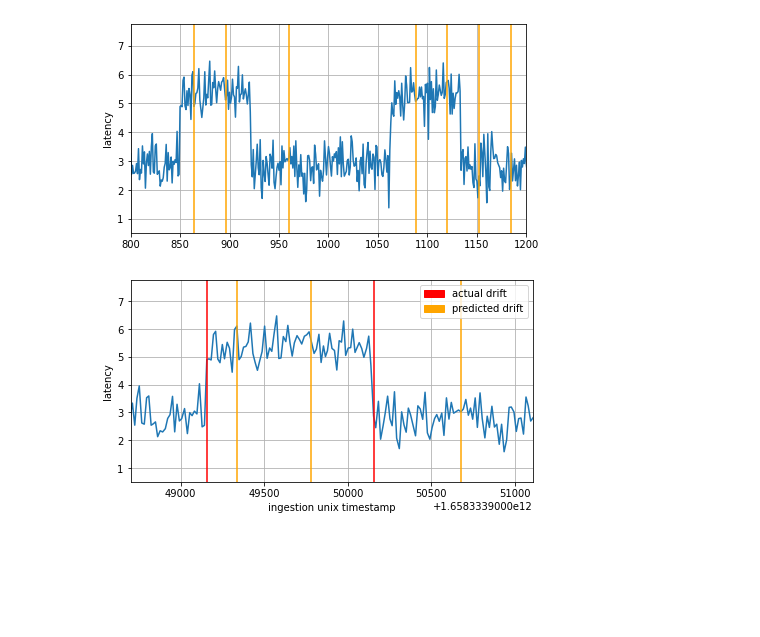
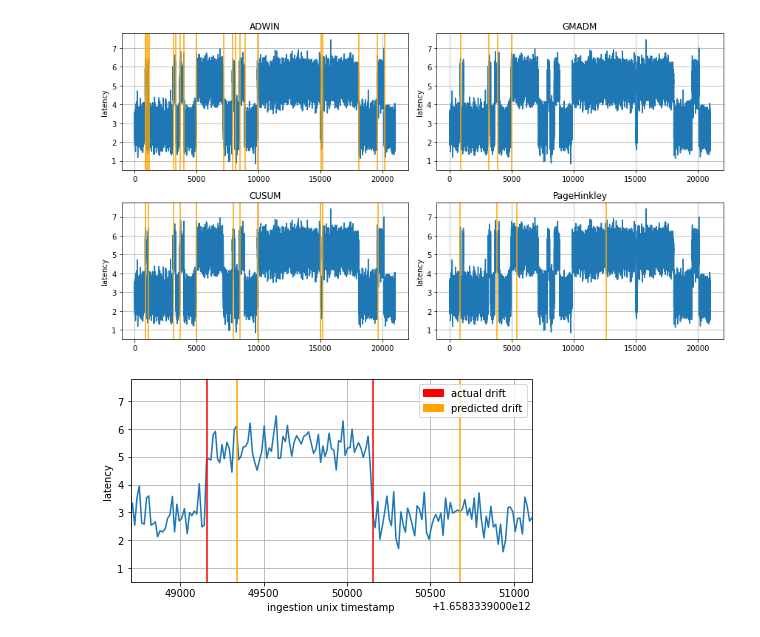
Before and after one commit to muzaffersenkal/concept-drift-streaming-context, a Jupyter notebook: Evaluate.ipynb, the cells around one changed output. Saved outputs shown, nothing was run; the diff lists cells and outputs as text; code cells hidden in the pictures; blank space fills up the shorter version.

```diff
--- a/Evaluate.ipynb
+++ b/Evaluate.ipynb
@@ -33,12 +33,14 @@ df = pd.read_csv("conceptdrift/Data/data_drift_20.csv",names={'ingestion': pd.Se
                    'latency': pd.Series(dtype='float'),
                    'drift': pd.Series(dtype='int')})
 # %%
-def isAllowed(driftTime, detectTime, threshold):
+def calc_metric(driftTime, detectTime, threshold, false_alarm_threshold=5):
 
     tsDrift = datetime.datetime.fromtimestamp(int(driftTime)/1000)
     tsDetect = datetime.datetime.fromtimestamp(int(detectTime)/1000)
     diff = tsDetect - tsDrift
     diff = diff.total_seconds()
     if diff > 0 and diff <= threshold:
-        return True
-    return False
+        return "TP"
+    elif diff > 0 and diff> threshold and diff<false_alarm_threshold:
+        return "FN"
+    return "FP"
@@ -70,9 +101,13 @@ def evaluate(threshold, df_p):
 # %%
 files = ["result_sudden_ADWIN.csv","result_sudden_GMADM.csv", "result_sudden_CUSUM.csv", "result_sudden_PageHinkley.csv"]
 # %%
-thresholds = [0.75, 1.25, 1.75]
+thresholds = [0.50,0.75, 1.25, 1.75]
 df_result = pd.DataFrame({'algorithm': pd.Series(dtype='str'),'threshold': pd.Series(dtype='int'),
-                   'predictedDrift': pd.Series(dtype='int'),'accepted': pd.Series(dtype='int'),'falseAlarm': pd.Series(dtype='int'),'accuracy': pd.Series(dtype='float'), })
+                   'predictedDrift': pd.Series(dtype='int'),
+                          'TP': pd.Series(dtype='int'),'FP': pd.Series(dtype='int'),
+                          'FN': pd.Series(dtype='float'),
+                           'Sensitivity': pd.Series(dtype='float'),
+                         'Precision': pd.Series(dtype='float'),})
 
 
 for f in files:
@@ -83,5 +118,12 @@ for f in files:
 
     for t in thresholds:
         result = evaluate(t, df_processed)
-        df_result = df_result.append({"algorithm":result["name"] ,"threshold": t, "accuracy": result["acc"],
-                                      "accepted":result["accepted"],  "falseAlarm": result["rejected"], "predictedDrift": result["predictedDrift"]},ignore_index=True)
+        try:
+            precision = result["TP"]/ ( result["TP"] + result["FP"])
+        except:
+            precision: 0
+        df_result = df_result.append({"algorithm":result["name"] ,"threshold": t, "TP": result["TP"],
+                                      "FP":result["FP"],  "FN": result["FN"],
+                                      "predictedDrift": result["predictedDrift"],
+                                     "Sensitivity": result["TP"]/ (result["TP"] + result["FN"]),
+                                     "Precision": precision, },ignore_index=True)
@@ -114,9 +182,11 @@ def plot_drifts(df,  files , save_fig=None):
         df_processed = pd.read_csv(f"conceptdrift/Data/result/{file}",names={'ingestion': pd.Series(dtype='int'),'event': pd.Series(dtype='int'),
                    'indexNumber': pd.Series(dtype='int'),
                    'algorithm': pd.Series(dtype='str')})
+        algorithm = df_processed["algorithm"].unique()[0]
         ax1 = plt.subplot(gs[index])
         ax1.grid()
         ax1.set_ylabel('latency')
+        ax1.set_title(algorithm)
         ax1.plot(df["latency"], label='Stream')
 
         driftsExtra = df_processed["indexNumber"].tolist()
@@ -128,7 +198,7 @@ def plot_drifts(df,  files , save_fig=None):
         """
         for i in driftsExtra:
             ax1.axvline(i, color='orange')
-    plt.xlim([800, 1200])
+    #plt.xlim([800, 1200])
     if save_fig:
         plt.savefig(save_fig)
     plt.show()
@@ -149,9 +219,9 @@ def plot_data(df, driftsExtra=None):
 
     plt.show()
 # %%
-plot_drifts(df,["result_sudden_ADWIN.csv"], "drift_result_plots.png")
+plot_drifts(df,files, "drift_result_plots.png")
 # %% [output]
-[figure, old version]
+[figure, new version]
 # %%
 def plot_drifts_ex(df,  files , save_fig=None):
     fig = plt.figure(figsize=(12,6.5), tight_layout=True)
@@ -187,6 +257,6 @@ def plot_drifts_ex(df,  files , save_fig=None):
         plt.savefig(save_fig)
     plt.show()
 # %%
-plot_drifts_ex(df,["result_sudden_ADWIN.csv"], "drift_result_adwin_detail.png")
+plot_drifts_ex(df,["result_sudden_ADWIN.csv"])
 # %% [output]
-[figure, old version]
+[figure, new version]
```
Also changed, not shown: parts of 7 cells of this notebook, 1 other file.
